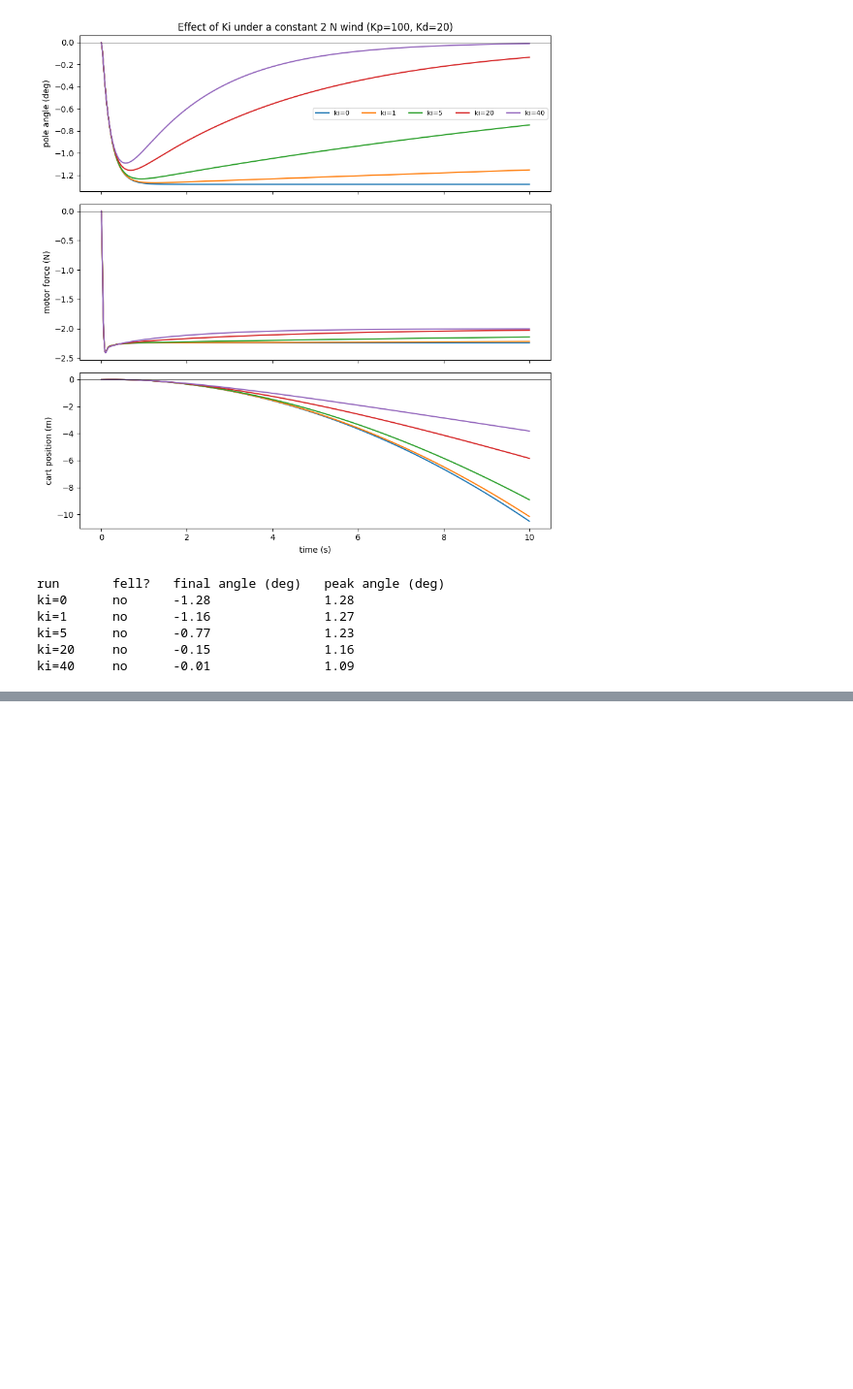
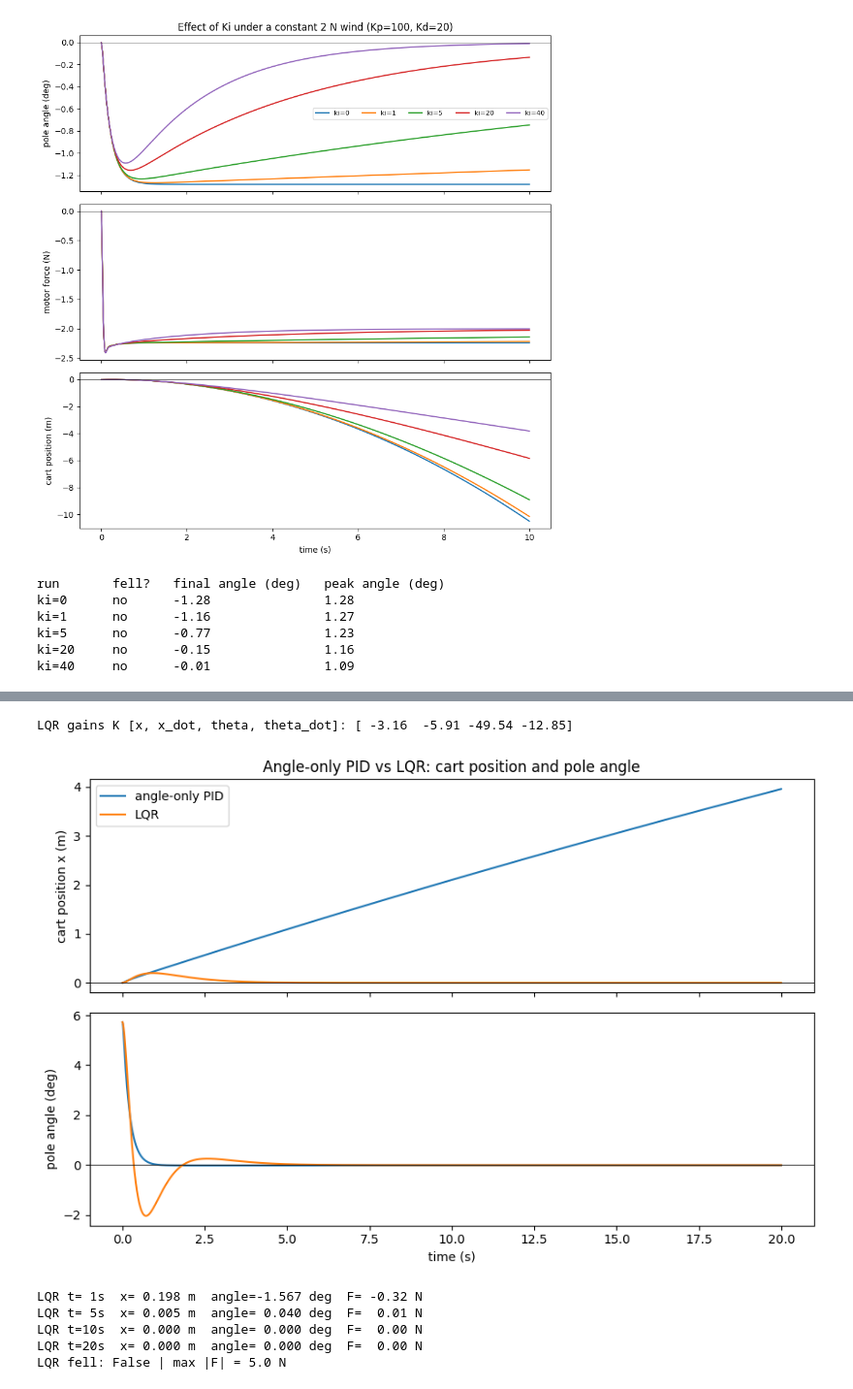
Before and after one commit to Series-Parallel/Machine_in_control, a Jupyter notebook: cartpole_pid.ipynb, the cells around one changed output, grey strips where cells are left out. Shown at 97% size. Drawn from its saved outputs; the diff is of its cells as text; code cells hidden in the pictures; blank space fills up the shorter version.

```diff
--- a/cartpole_pid.ipynb
+++ b/cartpole_pid.ipynb
@@ -324,0 +452,74 @@ ki=40     no      -0.01               1.09
+# %%
+from scipy.linalg import solve_continuous_are
+
+def linearize(plant, eps=1e-6):
+    """Numerical A, B of ds/dt = A s + B u around the upright equilibrium (s=0, u=0)."""
+    s0 = np.zeros(4)
+    A = np.zeros((4, 4))
+    for i in range(4):
+        d = np.zeros(4); d[i] = eps
+        A[:, i] = (plant.deriv(s0 + d, 0.0) - plant.deriv(s0 - d, 0.0)) / (2 * eps)
+    B = ((plant.deriv(s0, eps) - plant.deriv(s0, -eps)) / (2 * eps)).reshape(4, 1)
+    return A, B
+
+def lqr_gain(plant, Q, R):
+    A, B = linearize(plant)
+    P = solve_continuous_are(A, B, Q, np.array([[R]]))
+    return (B.T @ P / R).flatten()          # K = R^-1 B^T P
+
+class LQR:
+    """State feedback u = -K s, with the same 30 N motor limit as the PID."""
+    def __init__(self, K, u_max=30.0):
+        self.K, self.u_max = np.asarray(K), u_max
+    def reset(self): pass
+    def __call__(self, state):
+        return float(np.clip(-self.K @ state, -self.u_max, self.u_max))
+
+def simulate_state(ctrl, th0=0.1, T=20.0, noise_std=0.0, seed=0, plant=None):
+    """Like simulate(), but the controller sees the full noisy state. Same log columns."""
+    rng = np.random.default_rng(seed)
+    cp = plant or CartPole()
+    ctrl.reset()
+    s = np.array([0.0, 0.0, th0, 0.0])
+    n = int(T / cp.dt)
+    log = np.zeros((n, 6)); fell = False
+    for k in range(n):
+        meas = s + rng.normal(0, noise_std, 4) if noise_std else s
+        F = ctrl(meas)
+        s = cp.step(s, F)
+        if abs(s[2]) > np.pi/4: fell = True
+        log[k] = [k * cp.dt, s[0], s[2], s[3], F, fell]
+        if fell: log = log[:k+1]; break
+    return log
+
+Q = np.diag([1.0, 1.0, 10.0, 1.0])   # penalties on x, x_dot, theta, theta_dot
+R = 0.1                              # penalty on motor effort
+K = lqr_gain(CartPole(), Q, R)
+print("LQR gains K [x, x_dot, theta, theta_dot]:", np.round(K, 2))
+# %% [output]
+LQR gains K [x, x_dot, theta, theta_dot]: [ -3.16  -5.91 -49.54 -12.85]
+# %%
+log_lqr = simulate_state(LQR(K), th0=0.1, T=20.0)
+pid = PID(100, 1, 20, dt=0.005)
+log_pid = simulate(pid, th0=0.1, T=20.0)
+
+fig, ax = plt.subplots(2, 1, figsize=(9, 6), sharex=True)
+for name, lg in [("angle-only PID", log_pid), ("LQR", log_lqr)]:
+    ax[0].plot(lg[:, 0], lg[:, 1], label=name)
+    ax[1].plot(lg[:, 0], np.degrees(lg[:, 2]), label=name)
+ax[0].axhline(0, color="k", lw=0.6); ax[1].axhline(0, color="k", lw=0.6)
+ax[0].set_ylabel("cart position x (m)"); ax[1].set_ylabel("pole angle (deg)"); ax[1].set_xlabel("time (s)")
+ax[0].set_title("Angle-only PID vs LQR: cart position and pole angle"); ax[0].legend()
+plt.tight_layout(); plt.show()
+
+for tt in [1, 5, 10, 20]:
+    i = min(int(tt / 0.005), len(log_lqr) - 1)
+    print(f"LQR t={tt:>2}s  x={log_lqr[i,1]:6.3f} m  angle={np.degrees(log_lqr[i,2]):6.3f} deg  F={log_lqr[i,4]:6.2f} N")
+print("LQR fell:", bool(log_lqr[:, 5].max()), "| max |F| =", round(float(np.abs(log_lqr[:, 4]).max()), 1), "N")
+# %% [output]
+[figure, added]
+LQR t= 1s  x= 0.198 m  angle=-1.567 deg  F= -0.32 N
+LQR t= 5s  x= 0.005 m  angle= 0.040 deg  F=  0.01 N
+LQR t=10s  x= 0.000 m  angle= 0.000 deg  F=  0.00 N
+LQR t=20s  x= 0.000 m  angle= 0.000 deg  F=  0.00 N
+LQR fell: False | max |F| = 5.0 N
```
Also changed, not shown: parts of 21 cells of this notebook.
